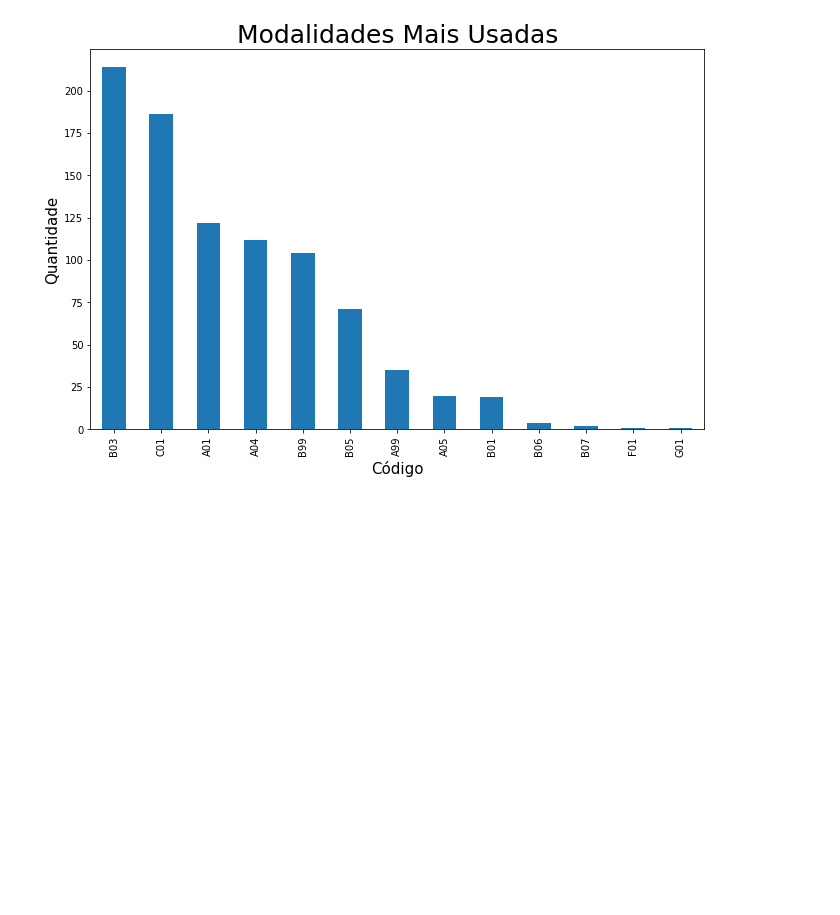
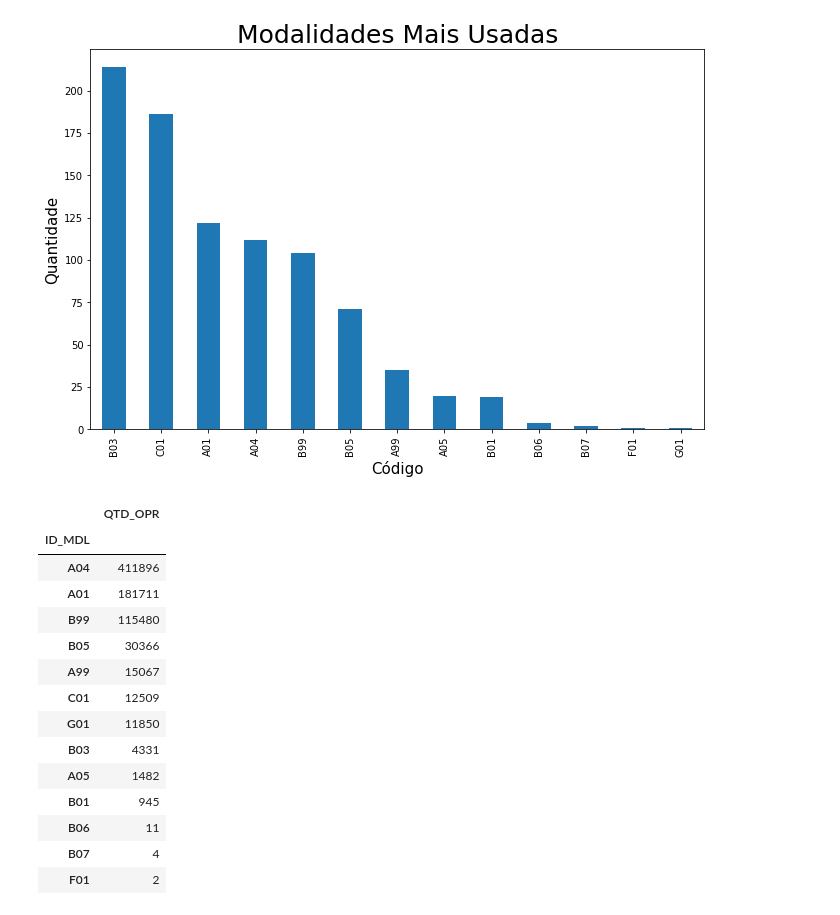
Before and after one commit to ThallesTorres/Projeto_SPC, a Jupyter notebook: SPRINT 2/Analise_STG_OPR_ITT.ipynb, the cells around one changed output. Cells and saved outputs as stored; diff of their text form; code cells hidden in the pictures; blank space fills up the shorter version.

```diff
--- a/SPRINT 2/Analise_STG_OPR_ITT.ipynb
+++ b/SPRINT 2/Analise_STG_OPR_ITT.ipynb
@@ -84,3 +127,26 @@ plt.xlabel('Código', size=15); # Nomeando o eixo X
 plt.ylabel('Quantidade', size=15); # Nomeando o eixo Y
 # %% [output]
 [figure]
+# %%
+# Soma das Operações por Modalidades.
+
+temp = dados_STG_OPR_ITT[['ID_MDL', 'QTD_OPR']].dropna()
+
+soma_opr_por_mdl = temp.groupby(['ID_MDL']).sum().sort_values(by = 'QTD_OPR', ascending = False)
+soma_opr_por_mdl
+# %% [output]
+|  | QTD_OPR |
+| ID_MDL |  |
+| A04 | 411896 |
+| A01 | 181711 |
+| B99 | 115480 |
+| B05 | 30366 |
+| A99 | 15067 |
+| C01 | 12509 |
+| G01 | 11850 |
+| B03 | 4331 |
+| A05 | 1482 |
+| B01 | 945 |
+| B06 | 11 |
+| B07 | 4 |
+| F01 | 2 |
```
Also changed, not shown: parts of 15 cells of this notebook.
